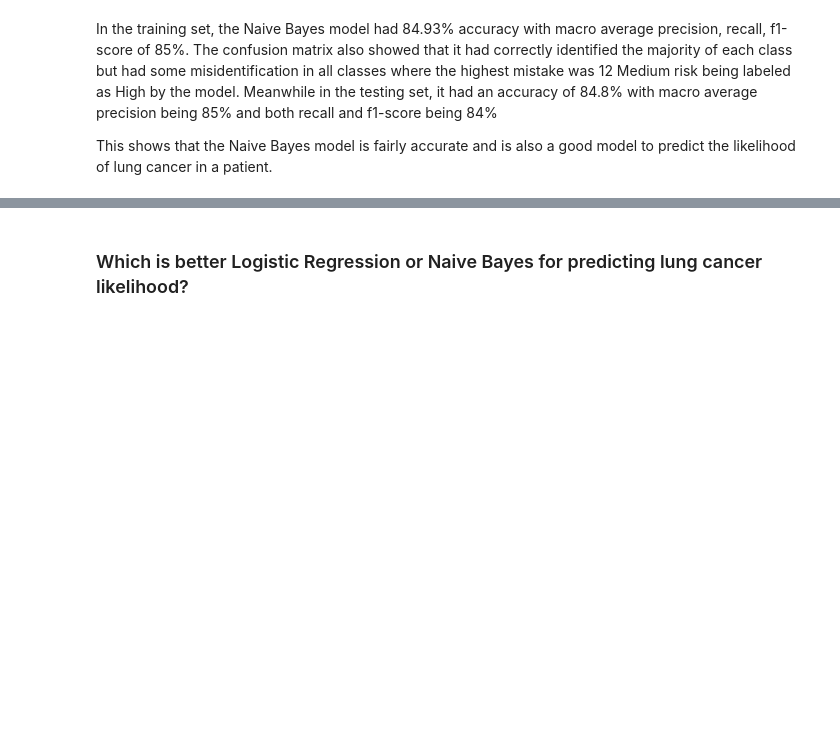
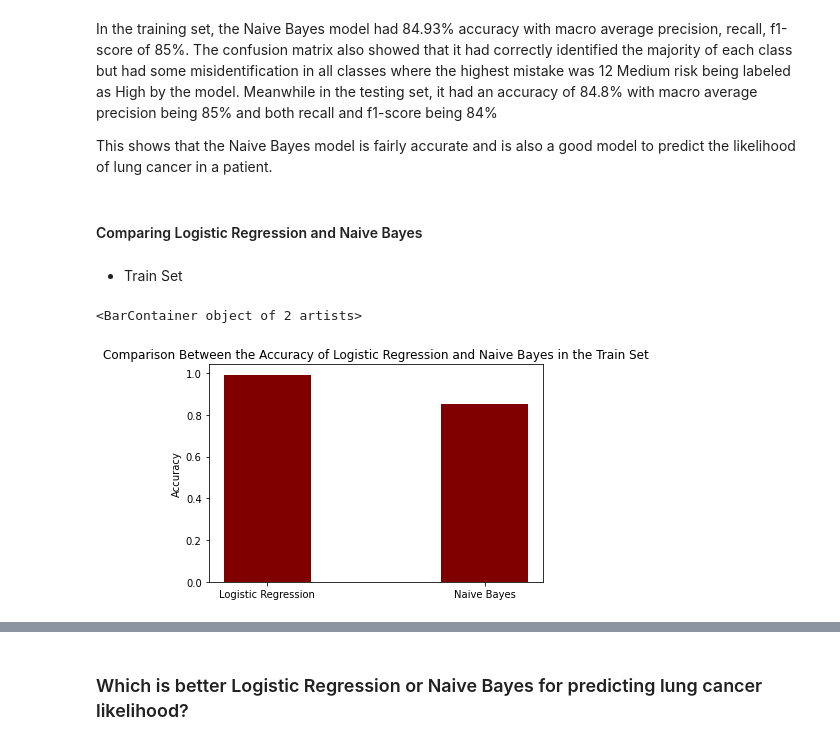
Before and after one commit to Aren-Deza/GroupL-MP197, a Jupyter notebook: Lung Cancer Prediction.ipynb, the cells around one changed output, grey strips where cells are left out. Drawn from its saved outputs; the diff is of its cells as text; code cells hidden in the pictures; blank space fills up the shorter version.

Commit message:
Added bar plots

```diff
--- a/Lung Cancer Prediction.ipynb
+++ b/Lung Cancer Prediction.ipynb
@@ -230,3 +230,5 @@ plt.show()
 # %% [markdown]
 <p>In the training set, the Naive Bayes model had 84.93% accuracy with macro average precision, recall, f1-score of 85%. The confusion matrix also showed that it had correctly identified the majority of each class but had some misidentification in all classes where the highest mistake was 12 Medium risk being labeled as High by the model. Meanwhile in the testing set, it had an accuracy of 84.8% with macro average precision being 85% and both recall and f1-score being 84% </p>
 <p>This shows that the Naive Bayes model is fairly accurate and is also a good model to predict the likelihood of lung cancer in a patient.</p>
+# %% [markdown]
+#### Comparing Logistic Regression and Naive Bayes
@@ -232,0 +255,12 @@ plt.show()
+# %% [markdown]
+* Train Set
+# %%
+data1 = {'Logistic Regression':accuracy_score(y_train, log_y_train_pred), 'Naive Bayes':accuracy_score(y_train, gnb_y_train_pred)}
+ml_algo1 = list(data1.keys())
+accuracy_train = list(data1.values())
+plt.title('Comparison Between the Accuracy of Logistic Regression and Naive Bayes in the Train Set')
+plt.ylabel('Accuracy')
+plt.bar(ml_algo1, accuracy_train, color = 'maroon', width = 0.4)
+# %% [output]
+<BarContainer object of 2 artists>
+[figure, added]
```
Also changed, not shown: parts of 9 cells of this notebook.
